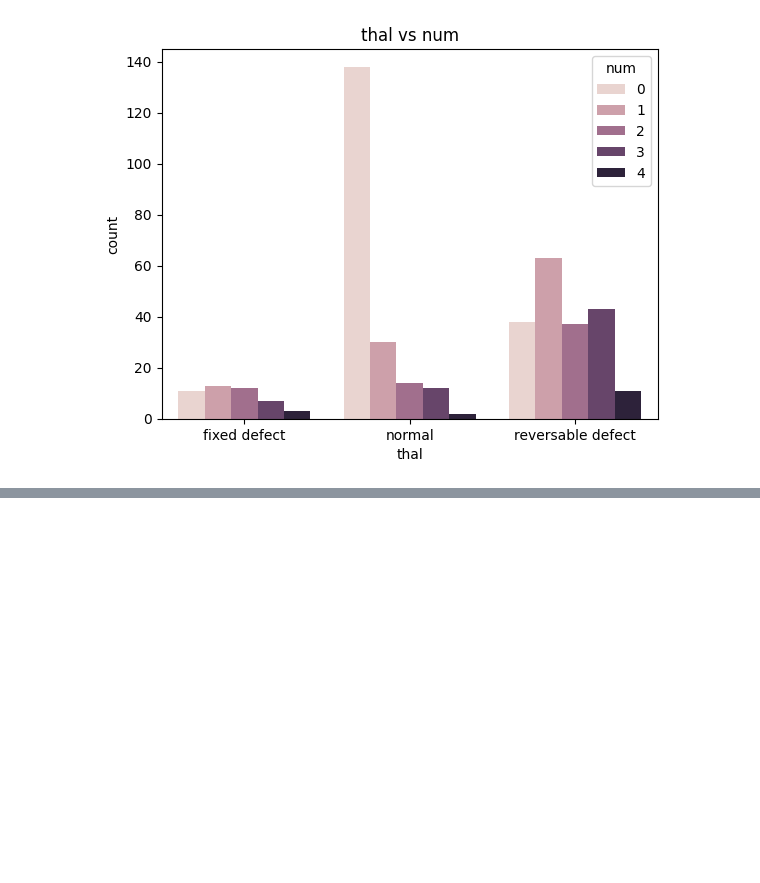
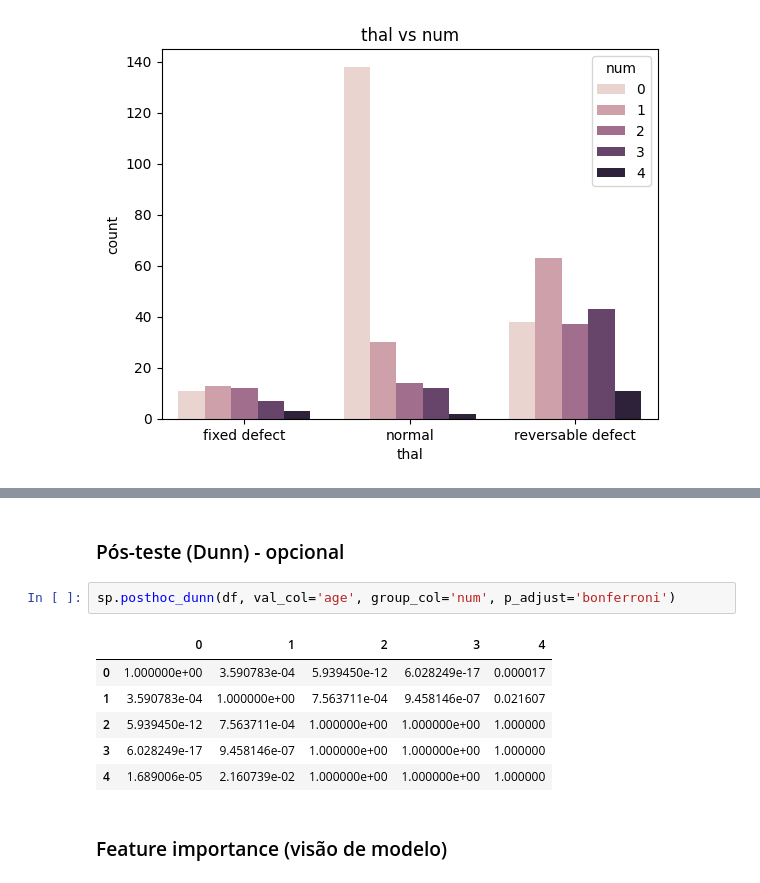
Before and after one commit to Pedro-Alonso/icd-project, a Jupyter notebook: 02_eda_estruturada.ipynb, the cells around one changed output, grey strips where cells are left out. Cells and saved outputs as stored; diff of their text form; blank space fills up the shorter version.

```diff
--- a/02_eda_estruturada.ipynb
+++ b/02_eda_estruturada.ipynb
@@ -209,0 +235,13 @@ for col in cat_cols:
+# %% [markdown]
+### Pós-teste (Dunn) - opcional
+# %%
+sp.posthoc_dunn(df, val_col='age', group_col='num', p_adjust='bonferroni')
+# %% [output]
+|  | 0 | 1 | 2 | 3 | 4 |
+| 0 | 1.000000e+00 | 3.590783e-04 | 5.939450e-12 | 6.028249e-17 | 0.000017 |
+| 1 | 3.590783e-04 | 1.000000e+00 | 7.563711e-04 | 9.458146e-07 | 0.021607 |
+| 2 | 5.939450e-12 | 7.563711e-04 | 1.000000e+00 | 1.000000e+00 | 1.000000 |
+| 3 | 6.028249e-17 | 9.458146e-07 | 1.000000e+00 | 1.000000e+00 | 1.000000 |
+| 4 | 1.689006e-05 | 2.160739e-02 | 1.000000e+00 | 1.000000e+00 | 1.000000 |
+# %% [markdown]
+### Feature importance (visão de modelo)
```
Also changed, not shown: parts of 8 cells of this notebook, 1 other file.
